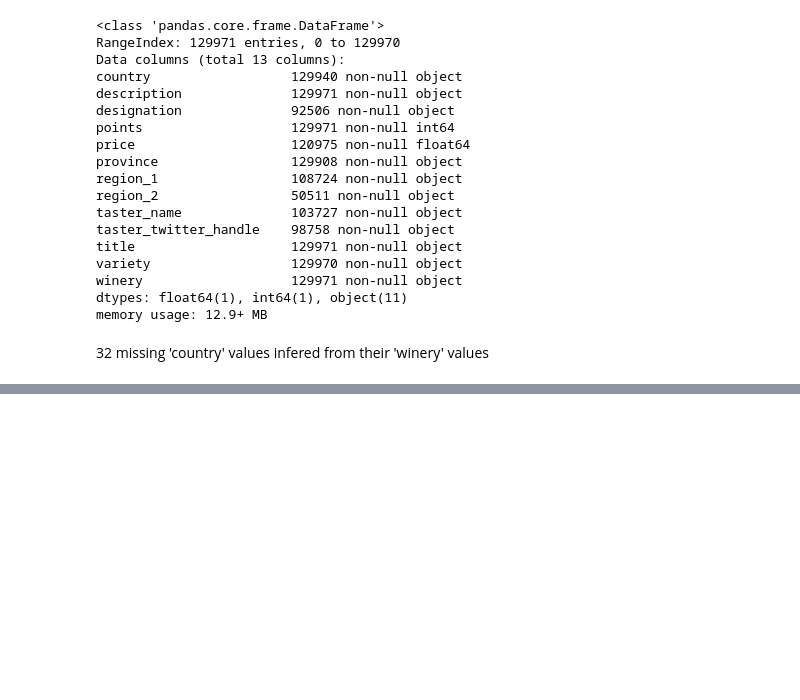
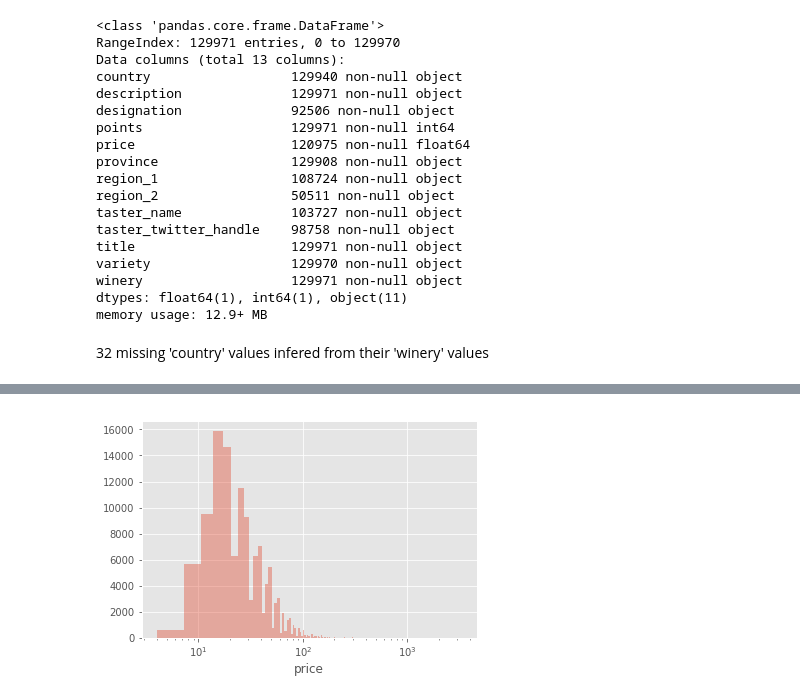
Before and after one commit to frazerng/Wine-Ratings, a Jupyter notebook: Wine Ratings Analysis - Tidy Tuesday in Python.ipynb, the cells around one changed output, grey strips where cells are left out. Cells and saved outputs as stored; diff of their text form; code cells hidden in the pictures; blank space fills up the shorter version.

```diff
--- a/Wine Ratings Analysis - Tidy Tuesday in Python.ipynb
+++ b/Wine Ratings Analysis - Tidy Tuesday in Python.ipynb
@@ -112,0 +256,5 @@ memory usage: 12.9+ MB
+# %%
+price_plot = sns.distplot(wine_rating_df[wine_rating_df['price'].notnull()]['price'], kde = False, bins = 1000)
+price_plot.set_xscale('log')
+# %% [output]
+[figure, added]
```
Also changed, not shown: parts of 52 cells of this notebook.
